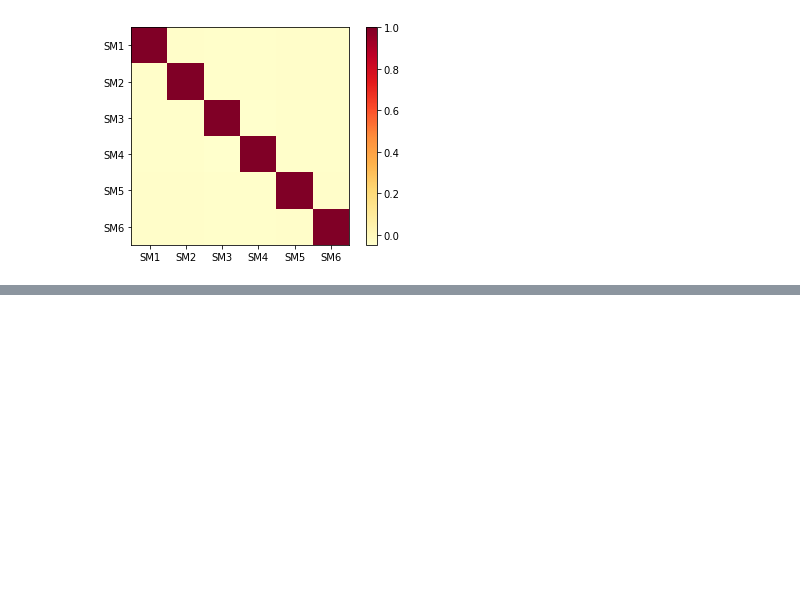
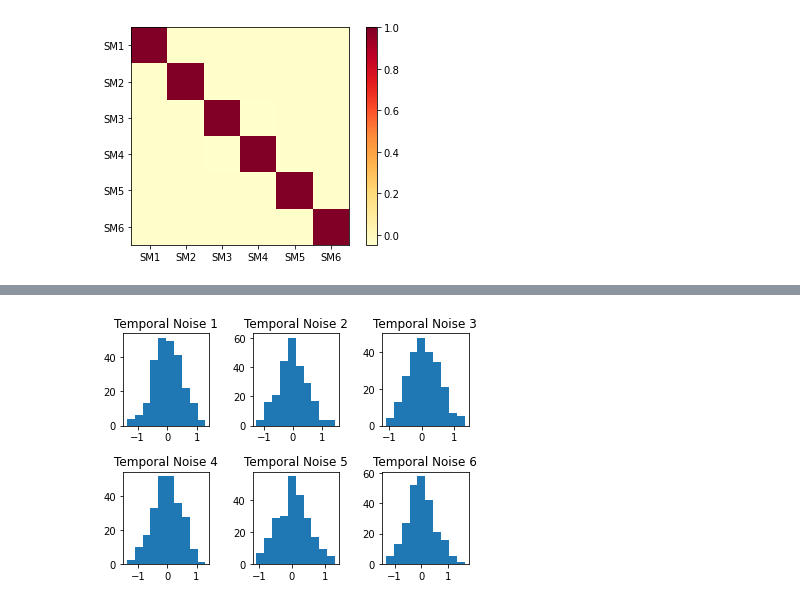
Before and after one commit to yaoxianphang/mast30034_ass1, a Jupyter notebook: code.ipynb, the cells around one changed output, grey strips where cells are left out. Saved outputs shown, nothing was run; the diff lists cells and outputs as text; code cells hidden in the pictures; blank space fills up the shorter version.

Commit message:
Added code to produce histogram for spatial and temporal noises

```diff
--- a/code.ipynb
+++ b/code.ipynb
@@ -196,0 +197,26 @@ fig.savefig('./plots/corr_matrix_1.4.png')
+# %%
+# plot histogram for temporal noise sources
+# making subplots
+fig, ax = plt.subplots(2, 3)
+
+# set the spacing between subplots
+plt.subplots_adjust(left=0.1,
+                    bottom=0.1,
+                    right=0.9,
+                    top=0.9,
+                    wspace=0.5,
+                    hspace=0.5)
+
+# draw the 6 subplots of temporal noise histogram
+for n in range(0, 6):
+    if (n < 3):
+        ax[0, n].hist(noise_temp.T[n])
+        ax[0, n].set_title('Temporal Noise ' + str(n+1))
+    else:
+        ax[1, n-3].hist(noise_temp.T[n])
+        ax[1, n-3].set_title('Temporal Noise ' + str(n+1))
+
+fig.savefig('./plots/temporal_hist_1.4.png')
+plt.show()
+# %% [output]
+[figure, added]
```
Also changed, not shown: parts of 5 cells of this notebook, 3 other files.
